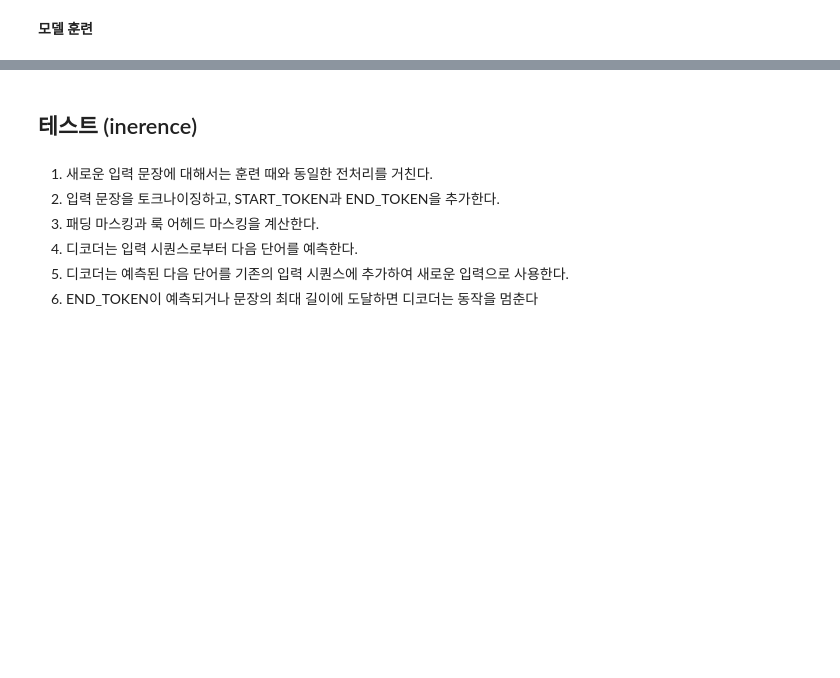
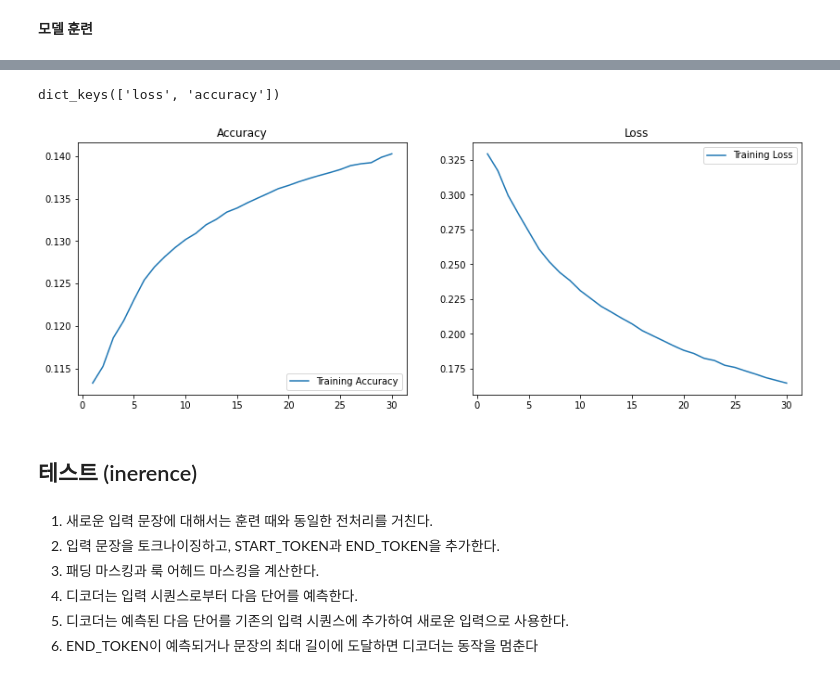
Before and after one commit to YSKIM-moya/AIFFEL_quest_rs, a Jupyter notebook: Exploration/Ex07/kor_chatbot_csv.ipynb, the cells around one changed output, grey strips where cells are left out. Saved outputs shown, nothing was run; the diff lists cells and outputs as text; code cells hidden in the pictures; blank space fills up the shorter version.

```diff
--- a/Exploration/Ex07/kor_chatbot_csv.ipynb
+++ b/Exploration/Ex07/kor_chatbot_csv.ipynb
@@ -669,6 +695,15 @@ def accuracy(y_true, y_pred):
 model.compile(optimizer=optimizer, loss=loss_function, metrics=[accuracy])
 # %% [markdown]
 **모델 훈련**
+# %%
+from tensorflow.keras.callbacks import EarlyStopping
+
+early_stop = EarlyStopping(
+    monitor='accuracy',     # 모니터링 대상
+    patience=3,             # 개선 없으면 몇 epoch 후에 멈출지
+    restore_best_weights=True,  # 가장 성능 좋았던 가중치를 복원할지 여부
+    verbose=1
+)
 # %%
-EPOCHS = 10
-model.fit(dataset, epochs=EPOCHS, verbose=1)
+EPOCHS = 30
+history1 = model.fit(dataset, epochs=EPOCHS, verbose=1, callbacks = early_stop)
@@ -675,3 +736,34 @@ model.fit(dataset, epochs=EPOCHS, verbose=1)
+# %%
+print(history1.history.keys())
+# %% [output]
+dict_keys(['loss', 'accuracy'])
+# %%
+import matplotlib.pyplot as plt
+
+
+acc = history1.history['accuracy']
+
+loss = history1.history['loss']
+
+
+epochs_range = range(1, len(acc) + 1)
+
+
+plt.figure(figsize=(14, 5))
+plt.subplot(1, 2, 1)
+plt.plot(epochs_range, acc, label='Training Accuracy')
+#plt.plot(epochs_range, val_acc, label='Validation Accuracy')
+plt.legend(loc='lower right')
+plt.title('Accuracy')
+
+plt.subplot(1, 2, 2)
+plt.plot(epochs_range, loss, label='Training Loss')
+#plt.plot(epochs_range, val_loss, label='Validation Loss')
+plt.legend(loc='upper right')
+plt.title('Loss')
+plt.show()
+# %% [output]
+[figure, added]
 # %% [markdown]
 ## 테스트 (inerence)
 # %% [markdown]
```
Also changed, not shown: parts of 22 cells of this notebook, 1 other file.
